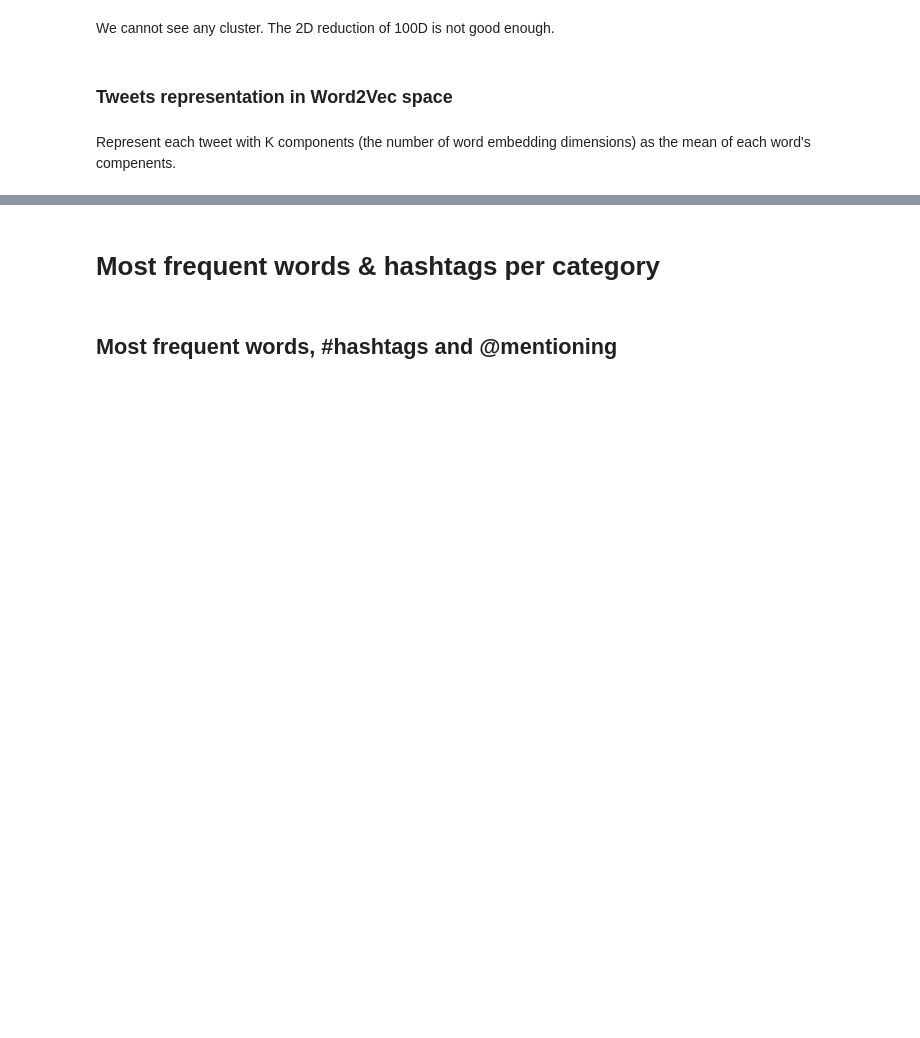
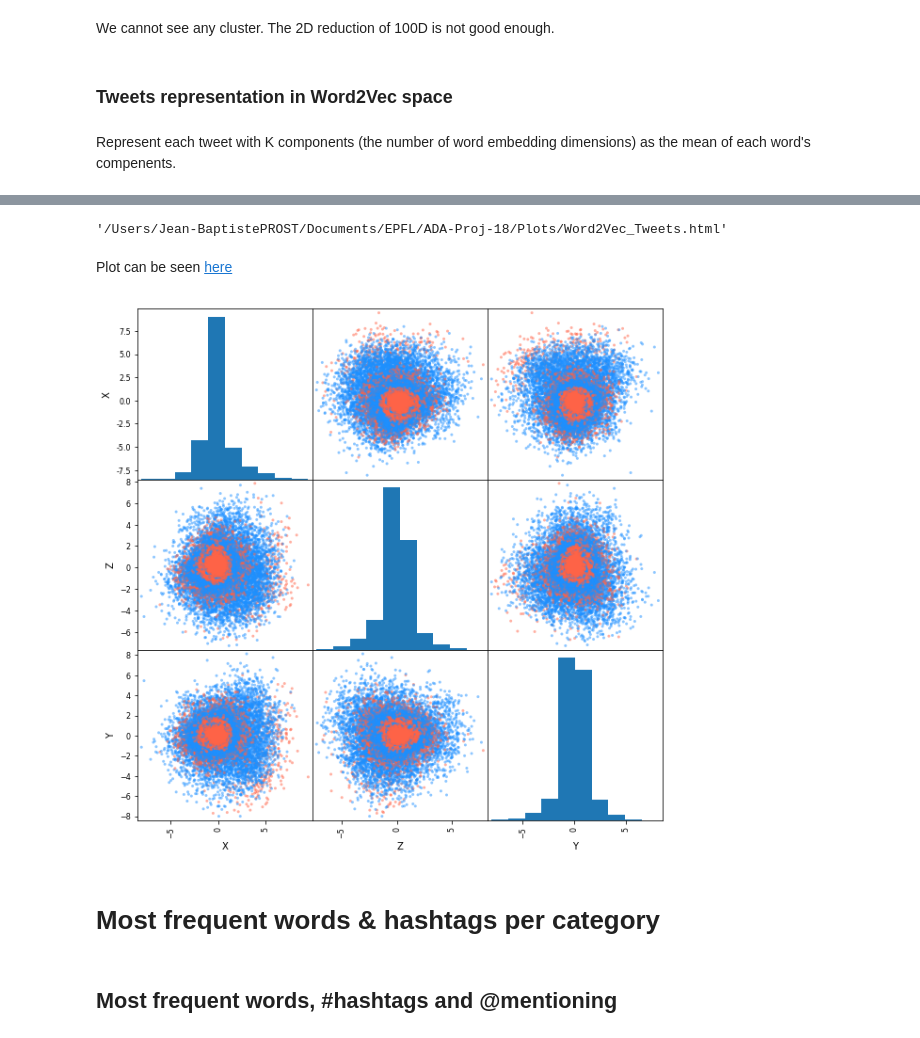
Before and after one commit to Jprost/ADA-Proj-18, a Jupyter notebook: PreProcessing_Word2Vec_TopWords.ipynb, the cells around one changed output, grey strips where cells are left out. Drawn from its saved outputs; the diff is of its cells as text; code cells hidden in the pictures; blank space fills up the shorter version.

```diff
--- a/PreProcessing_Word2Vec_TopWords.ipynb
+++ b/PreProcessing_Word2Vec_TopWords.ipynb
@@ -275,11 +273,3 @@ print('Vocabulary is {} long'.format(len(vocabulary)))
 #filter out elements less frequent than 10 times
 df['Clean_tweet']=df.Clean_tweet.apply(lambda list_word: [word for word in list_word if word in vocabulary]\
                                                            if list_word else None)
-# %%
-def load_df(filename=(pickle_files+'df_final.pkl')):
-    with open(filename, 'rb') as d:
-        df=pickle.load(d)
-    print(' DafaFrame loaded <--')
-    return df
-df=load_df()
-df.head()
@@ -548,3 +531,4 @@ The oriented vocabulary is 21114 long (before 29316 long.)
 embedding=100
 tweets=df[df.Clean_tweet.isnull()==False]['Clean_tweet'] #take non empty clean tweet
 model = Word2Vec(tweets.tolist(), min_count=1, size=embedding)
+model.train(tweets.tolist(), epochs=10, total_examples=model.corpus_count)
@@ -784,14 +794,17 @@ pXZ.yaxis.axis_label='PC3'
 
 pXZ.tools.append(hover_tool)
 
-output_notebook()
-show(row(pXY, pXZ))
-
-#output_file('Word2Vec_Tweets.html')
-#save(row(pXY, pXZ))
+output_file('Plots/Word2Vec_Tweets.html')
+save(row(pXY, pXZ))
+# %% [output]
+'/Users/Jean-BaptistePROST/Documents/EPFL/ADA-Proj-18/Plots/Word2Vec_Tweets.html'
+# %% [markdown]
+Plot can be seen [here](Plots/Word2Vec_Tweets.html)
 # %%
-ax=scatter_matrix(tweet_vec_pca.drop(columns={'tweet', 'category'}), figsize=[18,18], marker='.', c=tweet_vec_pca.colors)
+ax=scatter_matrix(tweet_vec_pca.drop(columns={'tweet', 'category'}), figsize=[10,10], marker='.', c=tweet_vec_pca.colors)
 plt.show()
+# %% [output]
+[figure, added]
 # %% [markdown]
 # Most frequent words & hashtags per category
 # %% [markdown]
```
Also changed, not shown: parts of 26 cells of this notebook, 24 other files.
